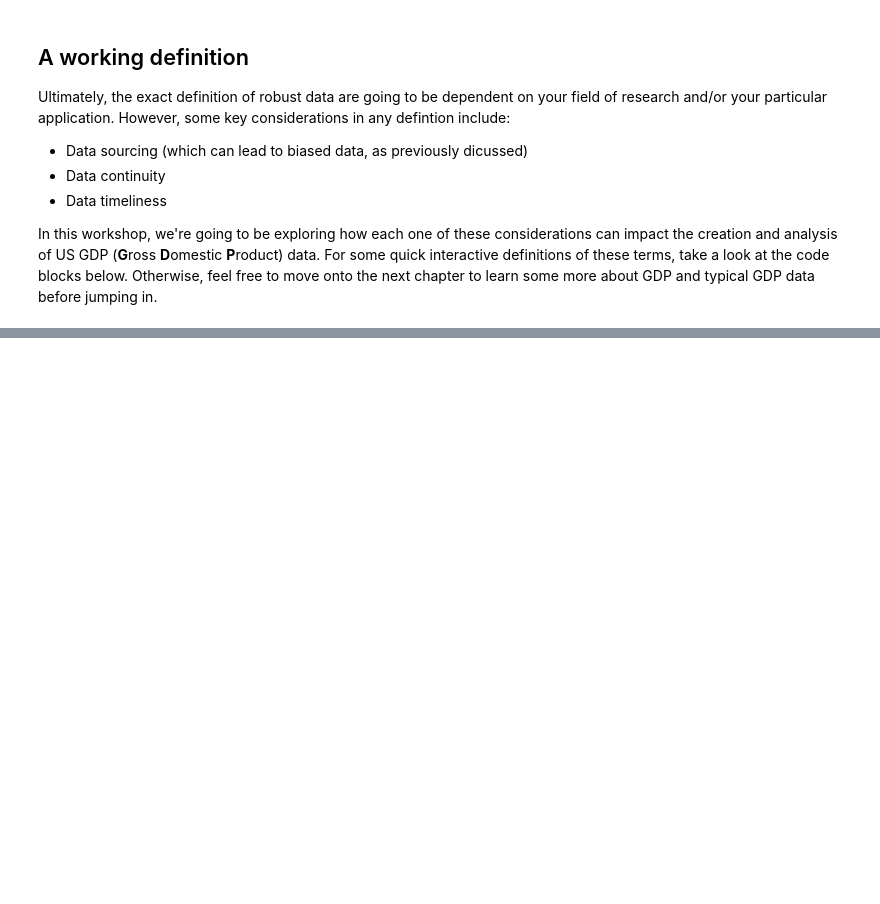
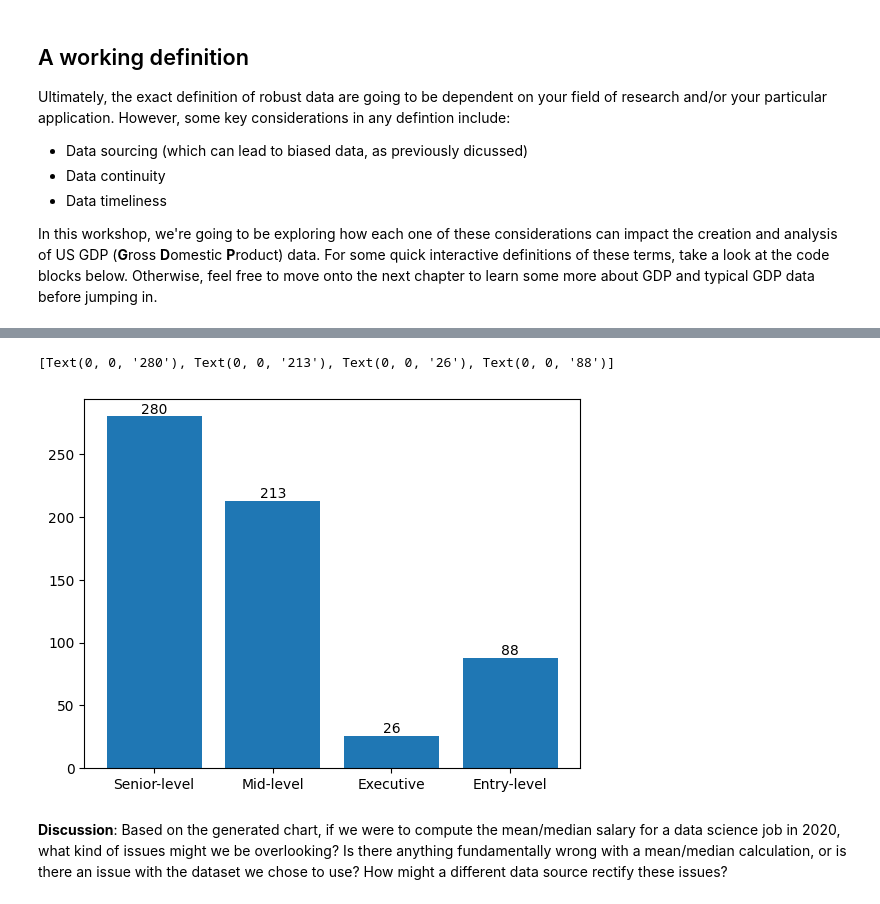
Before and after one commit to roflauren-roflauren/GearUp-MessyData, a Jupyter notebook: fall_2022/chapters/motivation.ipynb, the cells around one changed output, grey strips where cells are left out. Saved outputs shown, nothing was run; the diff lists cells and outputs as text; code cells hidden in the pictures; blank space fills up the shorter version.

```diff
--- a/fall_2022/chapters/motivation.ipynb
+++ b/fall_2022/chapters/motivation.ipynb
@@ -118,0 +116,10 @@ FileNotFoundError: [Errno 2] No such file or directory: 'c:\\Users\\ad2we\\Deskt
+# %%
+# let's see how many entries we have in the dataset for each experience level:
+expr_lvl_data = data['experience_level'].value_counts().sort_index(ascending=False)
+bars = plt.bar(expr_lvl_data.index, expr_lvl_data.values)
+plt.bar_label(bars)
+# %% [output]
+[Text(0, 0, '280'), Text(0, 0, '213'), Text(0, 0, '26'), Text(0, 0, '88')]
+[figure, added]
+# %% [markdown]
+**Discussion**: Based on the generated chart, if we were to compute the mean/median salary for a data science job in 2020, what kind of issues might we be overlooking? Is there anything fundamentally wrong with a mean/median calculation, or is there an issue with the dataset we chose to use? How might a different data source rectify these issues?
```
Also changed, not shown: parts of 17 cells of this notebook, 4 other files.
